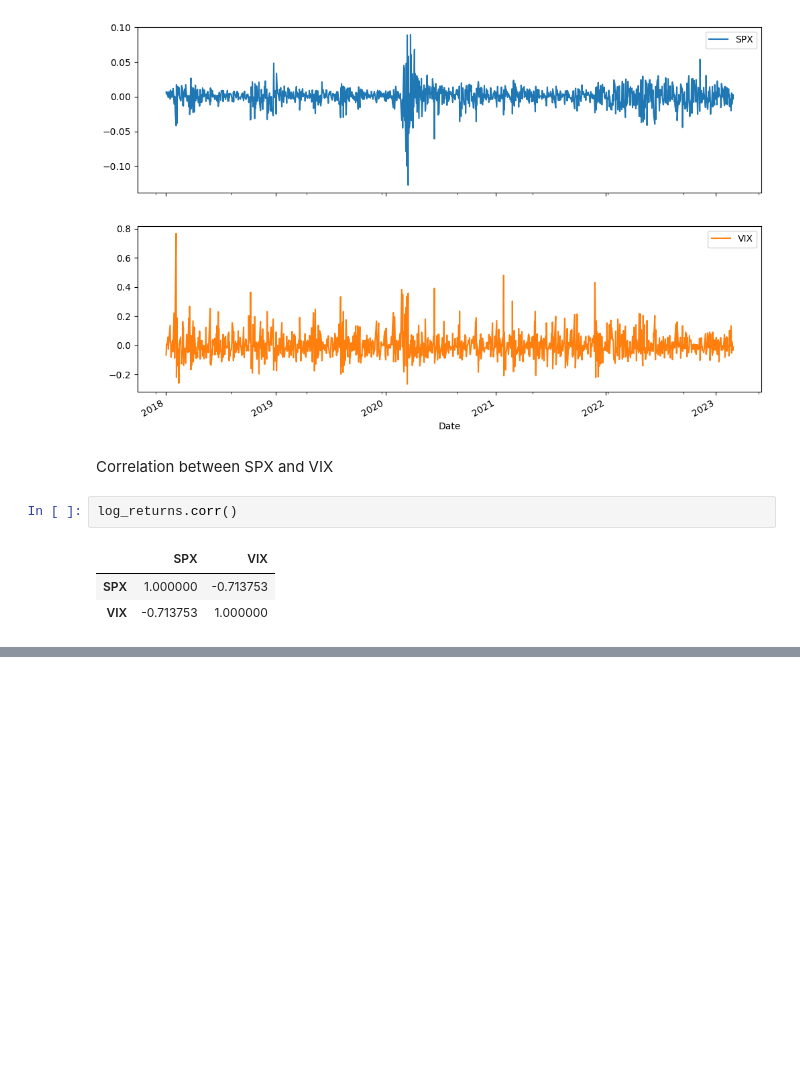
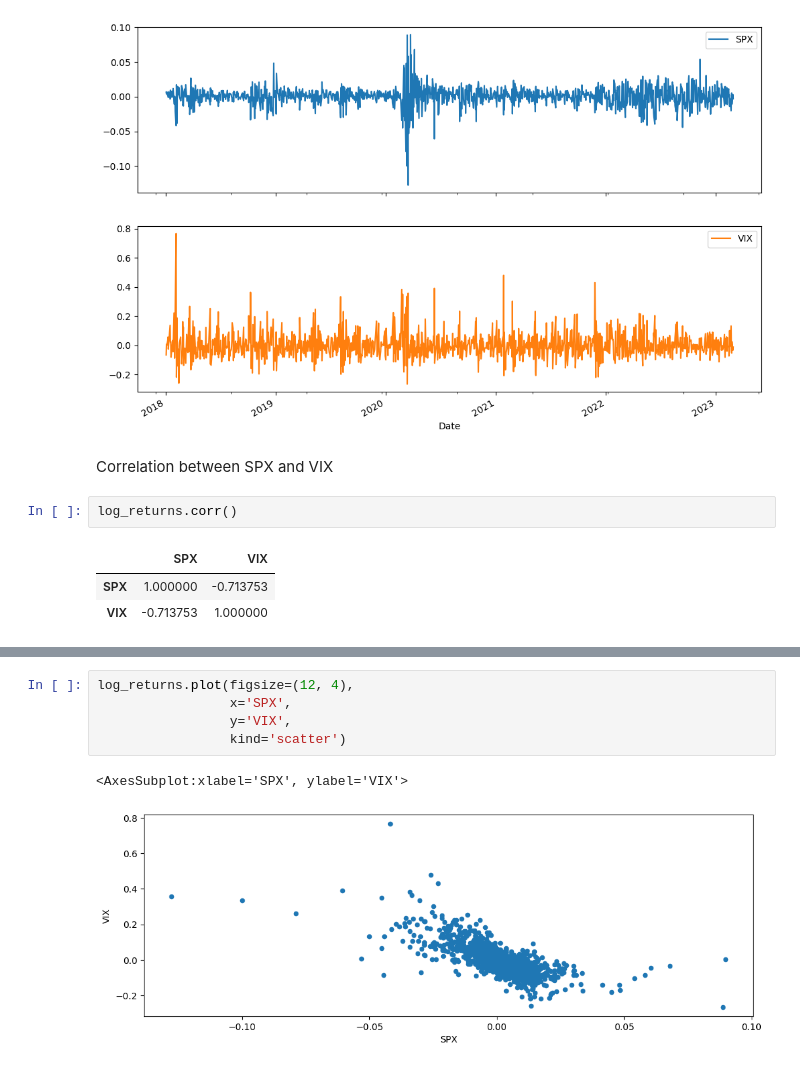
Before and after one commit to mezamateoj/Financial-Analysis, a Jupyter notebook: Case Studies/Analysis_VIX.ipynb, the cells around one changed output, grey strips where cells are left out. Drawn from its saved outputs; the diff is of its cells as text; blank space fills up the shorter version.

```diff
--- a/Case Studies/Analysis_VIX.ipynb
+++ b/Case Studies/Analysis_VIX.ipynb
@@ -152,0 +162,8 @@ log_returns.corr()
+# %%
+log_returns.plot(figsize=(12, 4),
+                 x='SPX',
+                 y='VIX',
+                 kind='scatter')
+# %% [output]
+<AxesSubplot:xlabel='SPX', ylabel='VIX'>
+[figure, added]
```
Also changed, not shown: parts of 7 cells of this notebook.
